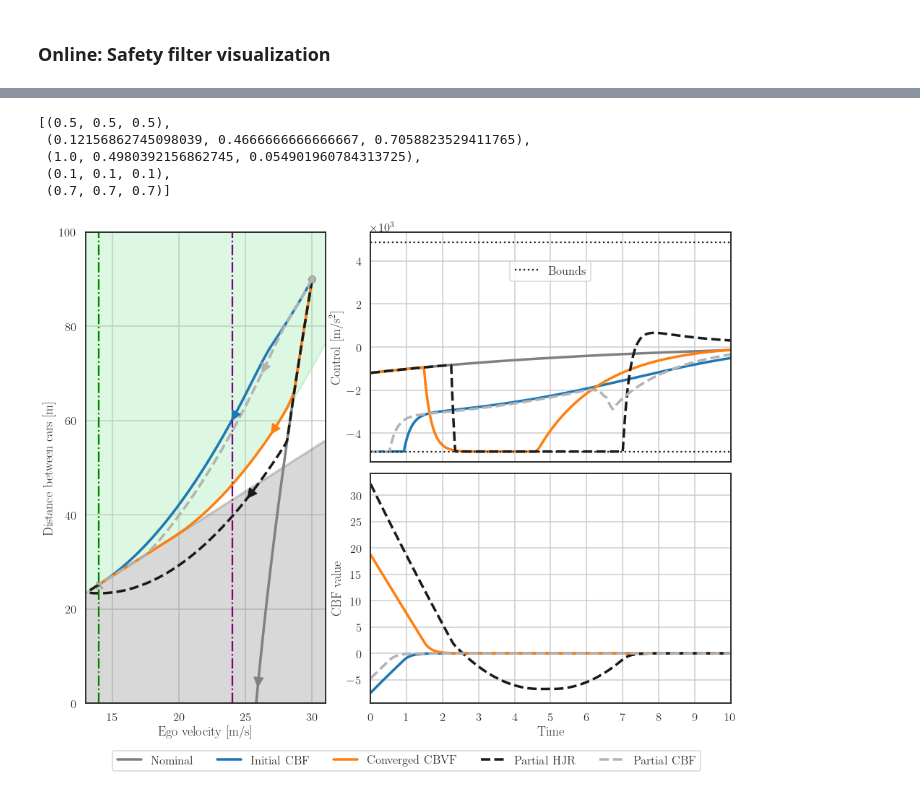
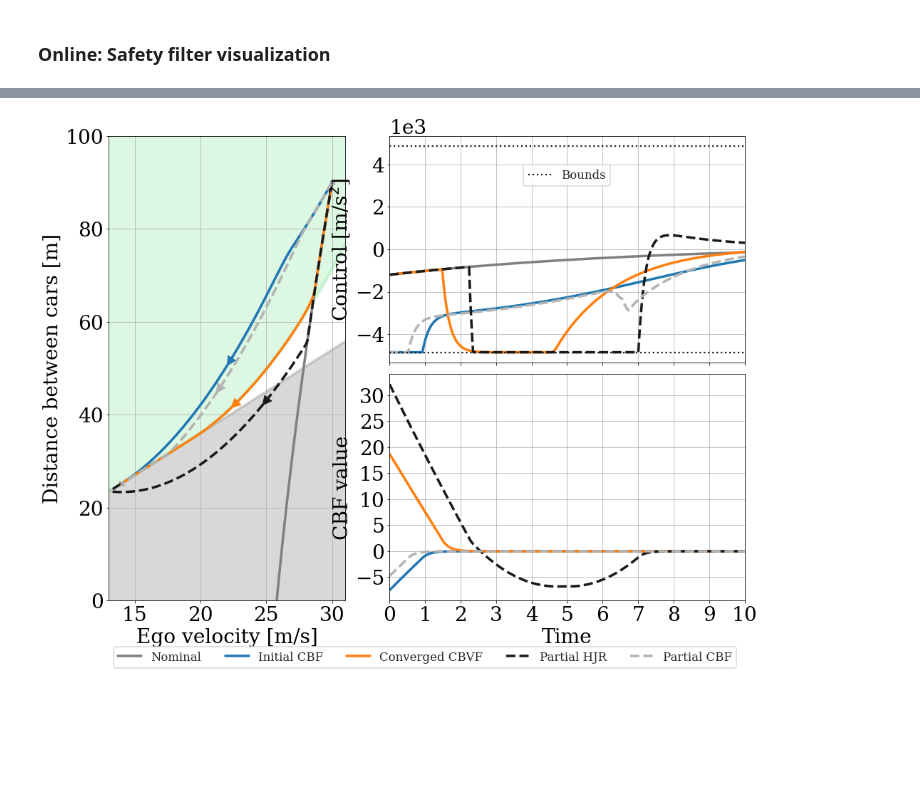
Before and after one commit to UCSD-SASLab/refineCBF, a Jupyter notebook: examples/acc.ipynb, the cells around one changed output, grey strips where cells are left out. Saved outputs shown, nothing was run; the diff lists cells and outputs as text; code cells hidden in the pictures; blank space fills up the shorter version.

```diff
--- a/examples/acc.ipynb
+++ b/examples/acc.ipynb
@@ -312,7 +207,7 @@ matplotlib.rcParams.update({
     "pgf.texsystem": "pdflatex",
     'font.family': 'serif',
     'font.size': '28',
-    'text.usetex': True,
+    'text.usetex': False,
     'pgf.rcfonts': False,
 })
 import matplotlib.pyplot as plt
@@ -323 +225,14 @@ import matplotlib.animation as anim
+# %%
+colors = [(0.3, 0.3, 0.3)]
+colors += [(sns.color_palette("RdYlGn_r", 7)[0])]
+colors += [(sns.color_palette("RdYlGn_r", 9)[6])]
+colors += [(sns.color_palette("RdYlGn_r", 9)[8])]
+colors += [(4 / 255, 101 / 255, 4 / 255)]
+colors = np.array(colors)
+
+alt_colors = sns.color_palette("pastel", 9).as_hex()
+# %%
+toggle_hjr_visualization = False
+save_video = False
+video_file_name = "acc.mp4"
 # %%
@@ -409,11 +334,6 @@ chosen_colors.append((0.7, 0.7, 0.7))
-# %%
-sns.color_palette(chosen_colors)
-# %% [output]
-[(0.5, 0.5, 0.5),
- (0.12156862745098039, 0.4666666666666667, 0.7058823529411765),
- (1.0, 0.4980392156862745, 0.054901960784313725),
- (0.1, 0.1, 0.1),
- (0.7, 0.7, 0.7)]
+# %%
+save_figure = False
+figure_file_name = "acc.png"
 # %%
 ts_experiment_addt = TimeSeriesExperiment('acc_example', x_indices=[], start_x=x0, n_sims_per_start=n_sims_per_start, t_sim=t_sim)
 ss_experiment_addt = StateSpaceExperiment('acc_example', x_indices=[1, 2], start_x=x0, n_sims_per_start=n_sims_per_start, t_sim=t_sim)
@@ -440,14 +360,16 @@ x = np.linspace(13, 31, 1000)
 axs[0].fill_between(x, acc_cbf.Th * x, alpha=0.3, color='grey')
 axs[0].plot(x, acc_cbf.Th * x, color='grey', alpha=.3)
 
-axs[0].contourf(grid.coordinate_vectors[1], grid.coordinate_vectors[2], target_values[-1][0].T, levels=[0, 200], alpha=0.3, colors=alt_colors[2])
-axs[0].contour(grid.coordinate_vectors[1], grid.coordinate_vectors[2], target_values[-1][0].T, levels=[0], colors=alt_colors[2], alpha=.3)
+axs[0].contourf(grid.coordinate_vectors[1], grid.coordinate_vectors[2], target_values[-1][0].T, levels=[0, 200],
+                alpha=0.3, colors=alt_colors[2])
+axs[0].contour(grid.coordinate_vectors[1], grid.coordinate_vectors[2], target_values[-1][0].T, levels=[0],
+               colors=alt_colors[2], alpha=.3)
 
 fig_handle_ss = ss_experiment_addt.plot(acc, paper_results, extra_measurements=['vf'], ax=axs[0],
                                         color=chosen_colors, linestyles=['-', '-', '-', '--', '--'])
 fig_handle_ts = ts_experiment_addt.plot(acc, paper_results, extra_measurements=['vf'], axs=axs[1:],
                                         colors=chosen_colors, linestyles=['-', '-', '-', '--', '--'])
-# axs[1].get_shared_x_axes().remove(axs[0])
+
 plt.rcParams["font.family"] = "serif"
 axs[1].get_shared_x_axes().join(axs[1], axs[2])
 axs[0].set_xlabel("Ego velocity [m/s]")
@@ -457,46 +379,33 @@ for ax in axs:
         line.set_linewidth(3.5)
 
 ts = axs[1].lines[0]._x
 
 axs[1].set_ylabel("Control [m/s$^2$]")
 
 axs[1].set_xticklabels([])
 
 axs[0].set_ylim([0, 100])
 axs[0].set_xlim([13, 31])
 
 leg = axs[1].legend(["Nominal", "Initial CBF", "Converged CBVF", "Partial HJR", "Partial CBF"], ncol=5, loc='center', bbox_to_anchor=(0.1, -1.3))
 axs[1].plot(ts, np.ones_like(ts) * umax, ':k', label='Bounds')
 axs[1].plot(ts, np.ones_like(ts) * umin, ':k', label='__nolegend__')
 axs[1].legend(loc='upper center', bbox_to_anchor=(0.5, .9))
 
-# from matplotlib.ticker import ScalarFormatter
-# axs[1].yaxis.set_major_formatter(ScalarFormatter('%.0f'))
-# axs[1].yaxis.get_major_formatter().set_scientific(True)
 axs[1].ticklabel_format(style='sci', axis='y', scilimits=(0,0))
-# axs[1].yaxis.set_major_form
-# axs[1].ticklabel_format(style='sci', axis='y', scilimits=(0,0))
 axs[2].set_ylabel("CBF value")
 axs[2].set_xlabel("Time")
 
-axs[0].vlines(24, 0, 100, color='purple', linestyle='-.')
-axs[0].vlines(14, 0, 100, color='green', linestyle='-.')
-
-# dx = 10/72.; dy = 0/72.
-# offset = matplotlib.transforms.ScaledTranslation(dx, dy, fig.dpi_scale_trans)
-# for label in axs[1].yaxis.get_majorticklabels():
-#     label.set_transform(label.get_transform() + offset)
 
 axs[1].add_artist(leg)
 axs[2].set_xticks(np.arange(0,11))
 axs[1].set_xticks(np.arange(0,11))
 for ax in axs:
     ax.grid(which='both')
 for ax in axs[1:]:
     ax.set_xlim(ts[0], 10)
 
-# axs[2].yaxis.set_label_coords(-0.065, 0.5)
-
-# plt.subplot_tool()
+if save_figure:
+    fig.savefig(figure_file_name, dpi=400, bbox_inches='tight')
 # %% [output]
-[figure, old version]
+[figure, new version]
```
Also changed, not shown: parts of 26 cells of this notebook.
